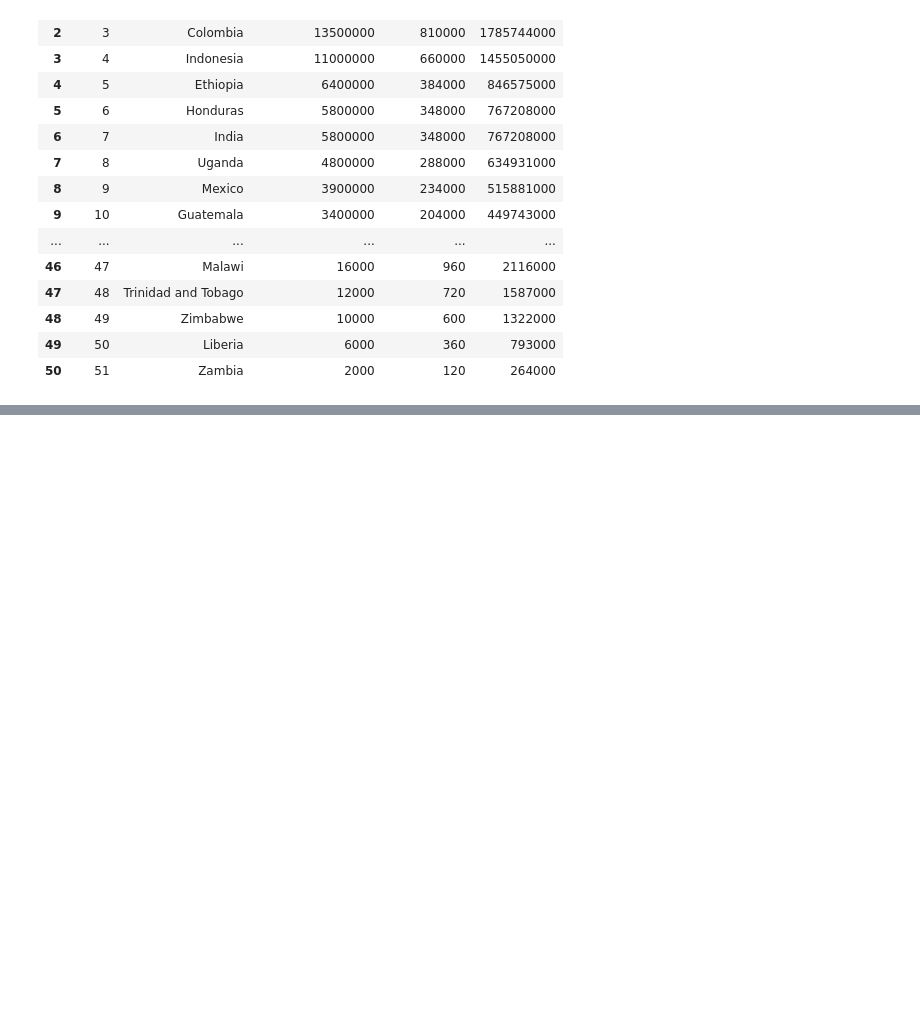
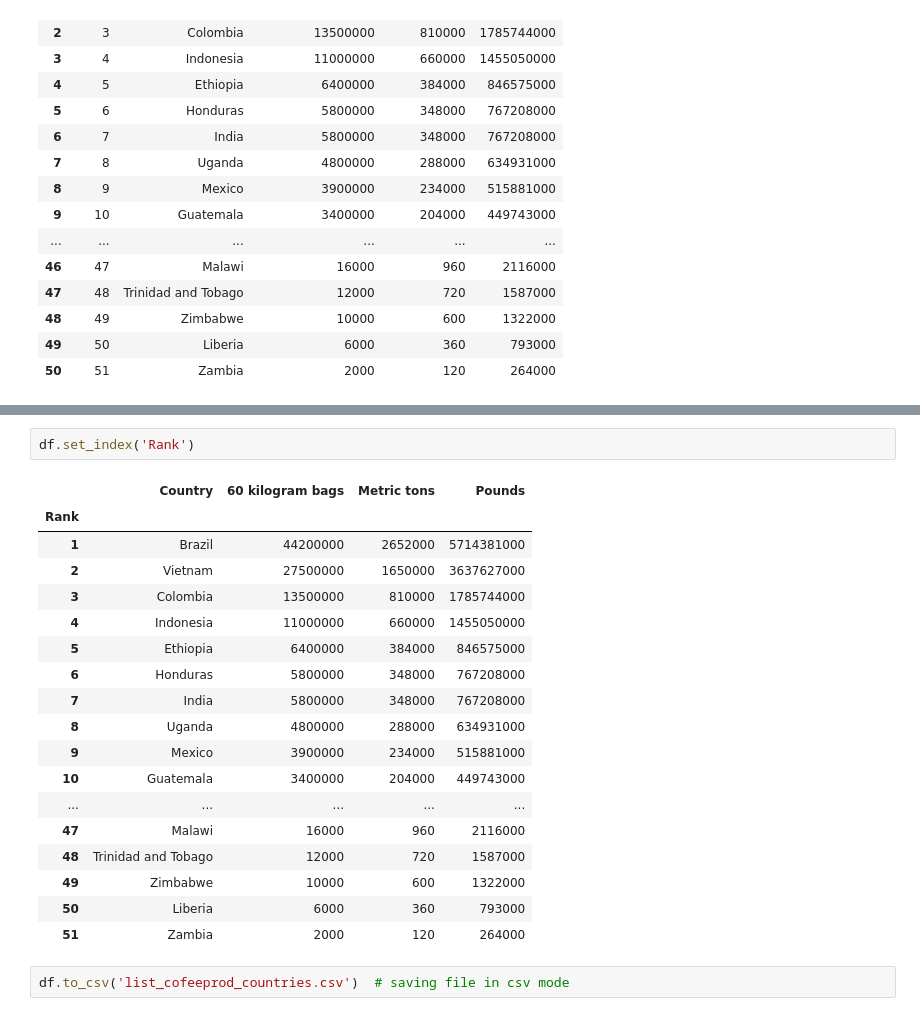
Before and after one commit to deepakgahlyan/data_science, a Jupyter notebook: projects/web scrapping and data cleaning .ipynb, the cells around one changed output, grey strips where cells are left out. Drawn from its saved outputs; the diff is of its cells as text; blank space fills up the shorter version.

```diff
--- a/projects/web scrapping and data cleaning .ipynb
+++ b/projects/web scrapping and data cleaning .ipynb
@@ -230,0 +270,23 @@ df.to_csv('list_cofeeprod_countries.csv')  # saving file in csv mode
+# %%
+df.set_index('Rank')
+# %% [output]
+|  | Country | 60 kilogram bags | Metric tons | Pounds |
+| Rank |  |  |  |  |
+| 1 | Brazil | 44200000 | 2652000 | 5714381000 |
+| 2 | Vietnam | 27500000 | 1650000 | 3637627000 |
+| 3 | Colombia | 13500000 | 810000 | 1785744000 |
+| 4 | Indonesia | 11000000 | 660000 | 1455050000 |
+| 5 | Ethiopia | 6400000 | 384000 | 846575000 |
+| 6 | Honduras | 5800000 | 348000 | 767208000 |
+| 7 | India | 5800000 | 348000 | 767208000 |
+| 8 | Uganda | 4800000 | 288000 | 634931000 |
+| 9 | Mexico | 3900000 | 234000 | 515881000 |
+| 10 | Guatemala | 3400000 | 204000 | 449743000 |
+| ... | ... | ... | ... | ... |
+| 47 | Malawi | 16000 | 960 | 2116000 |
+| 48 | Trinidad and Tobago | 12000 | 720 | 1587000 |
+| 49 | Zimbabwe | 10000 | 600 | 1322000 |
+| 50 | Liberia | 6000 | 360 | 793000 |
+| 51 | Zambia | 2000 | 120 | 264000 |
+# %%
+df.to_csv('list_cofeeprod_countries.csv')  # saving file in csv mode
```
Also changed, not shown: parts of 5 cells of this notebook.
